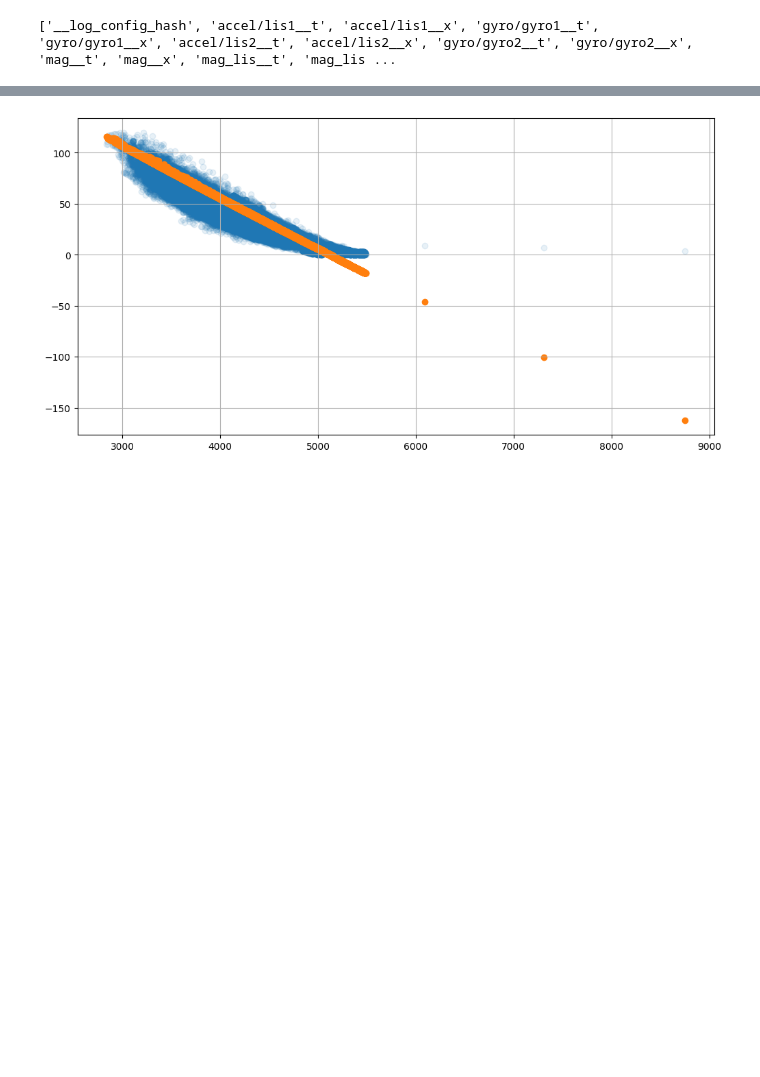
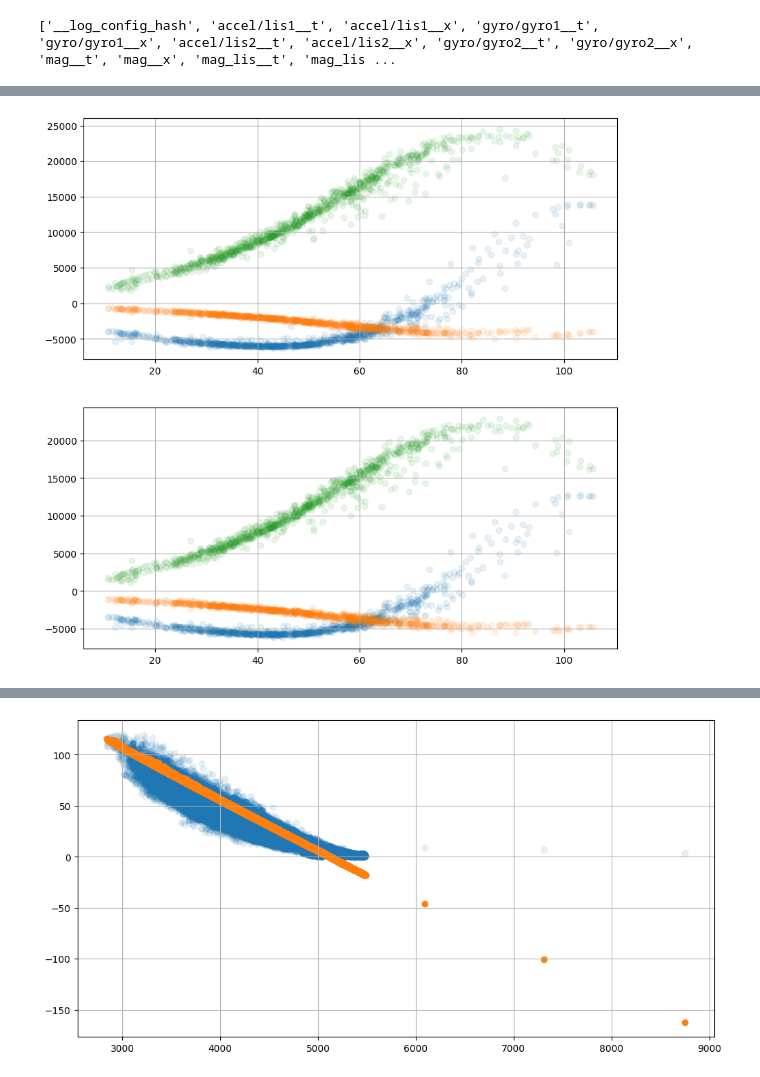
Before and after one commit to colinpate/sus, a Jupyter notebook: notebooks/rear_sus.ipynb, the cells around one changed output, grey strips where cells are left out. Saved outputs shown, nothing was run; the diff lists cells and outputs as text; code cells hidden in the pictures; blank space fills up the shorter version.

```diff
--- a/notebooks/rear_sus.ipynb
+++ b/notebooks/rear_sus.ipynb
@@ -99,0 +90,15 @@ b_proj: -0.9111122329777877
+# %%
+# Plot travel vs mag axes
+plt.figure(figsize=(10, 10))
+plt.subplot(2, 1, 1)
+plt.scatter(travel[roi], b_diff[roi, 0], alpha=0.1)
+plt.scatter(travel[roi], b_diff[roi, 1], alpha=0.1)
+plt.scatter(travel[roi], b_diff[roi, 2], alpha=0.1)
+plt.grid()
+plt.subplot(2, 1, 2)
+plt.scatter(travel[roi], b_raw[roi, 0], alpha=0.1)
+plt.scatter(travel[roi], b_raw[roi, 1], alpha=0.1)
+plt.scatter(travel[roi], b_raw[roi, 2], alpha=0.1)
+plt.grid()
+# %% [output]
+[figure, added]
```
Also changed, not shown: parts of 20 cells of this notebook, 5 other files.
